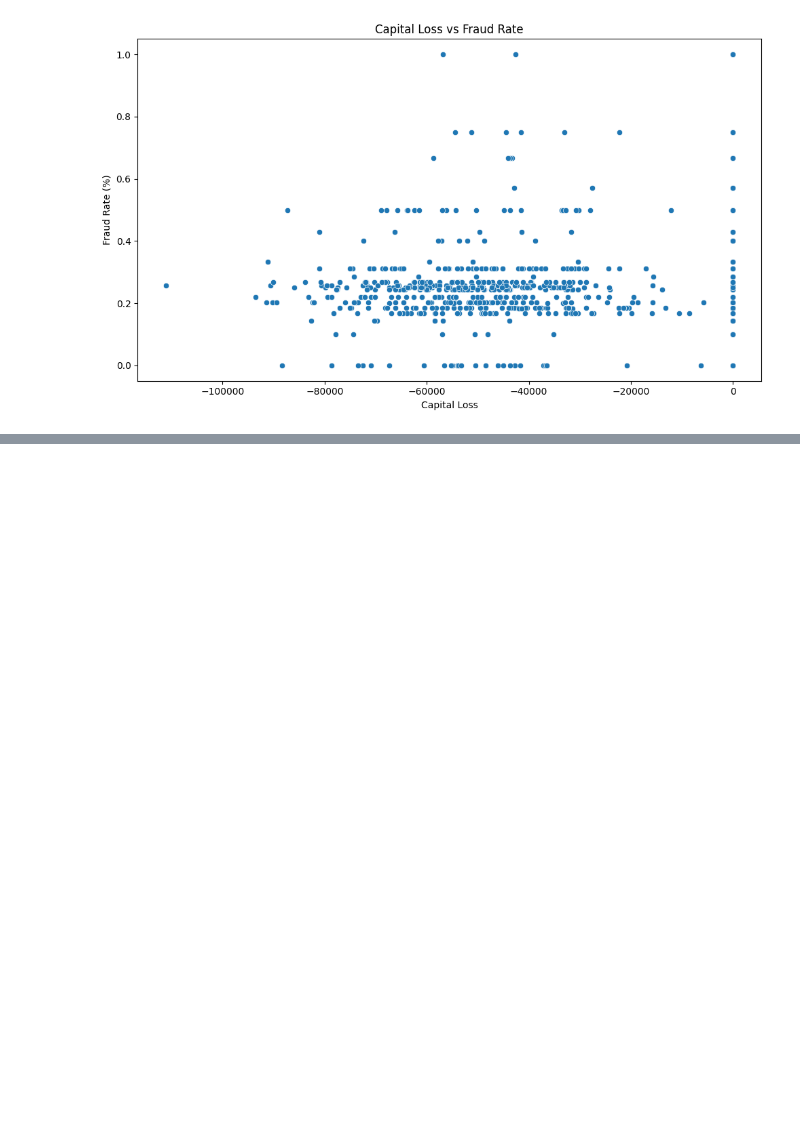
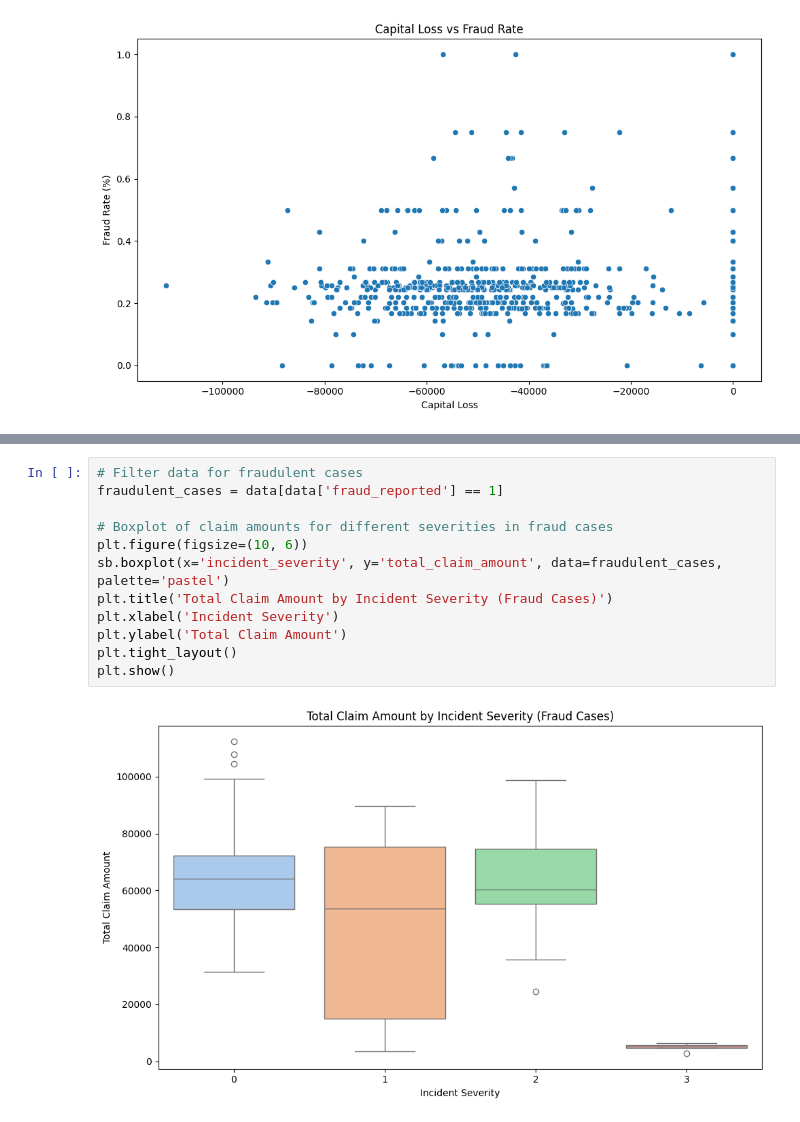
Before and after one commit to soplima/Automobile-Insurance-Claim-Prediction, a Jupyter notebook: InsuranceClaimAnalysis.ipynb, the cells around one changed output, grey strips where cells are left out. Saved outputs shown, nothing was run; the diff lists cells and outputs as text; blank space fills up the shorter version.

```diff
--- a/InsuranceClaimAnalysis.ipynb
+++ b/InsuranceClaimAnalysis.ipynb
@@ -805,0 +849,14 @@ plt.show()
+# %%
+# Filter data for fraudulent cases
+fraudulent_cases = data[data['fraud_reported'] == 1]
+
+# Boxplot of claim amounts for different severities in fraud cases
+plt.figure(figsize=(10, 6))
+sb.boxplot(x='incident_severity', y='total_claim_amount', data=fraudulent_cases, palette='pastel')
+plt.title('Total Claim Amount by Incident Severity (Fraud Cases)')
+plt.xlabel('Incident Severity')
+plt.ylabel('Total Claim Amount')
+plt.tight_layout()
+plt.show()
+# %% [output]
+[figure, added]
```
Also changed, not shown: parts of 6 cells of this notebook.
